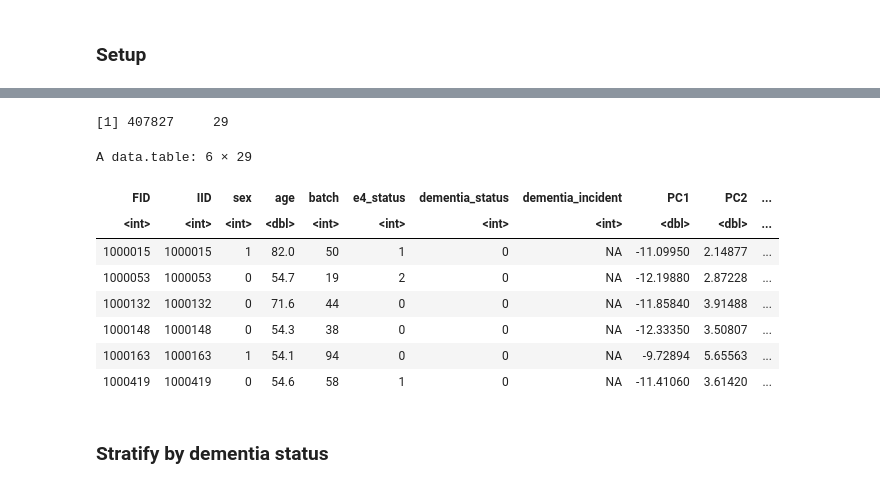
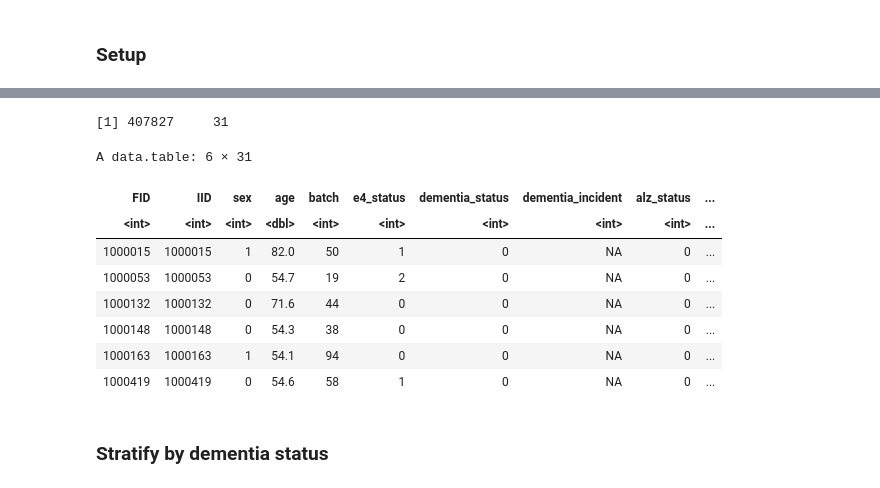
Before and after one commit to VasiliosRaptis/deliriumGen, a Jupyter notebook: ukb.delirium.gwas/sensitivity/dementia_age_stratified/01_preprocess.ipynb, the cells around one changed output, grey strips where cells are left out. Saved outputs shown, nothing was run; the diff lists cells and outputs as text; code cells hidden in the pictures.

```diff
--- a/ukb.delirium.gwas/sensitivity/dementia_age_stratified/01_preprocess.ipynb
+++ b/ukb.delirium.gwas/sensitivity/dementia_age_stratified/01_preprocess.ipynb
@@ -18,19 +42,20 @@ library("tidyr")
 # %%
 # load data
-a <- fread("/mnt/project/vasilis/data/ukb_wb_del_cov_e4_dem_phe.txt")
+system("dx download vasilis/data/ukb_wb_del_cov_e4_dem_alz_phe.txt")
+a <- fread("ukb_wb_del_cov_e4_dem_alz_phe.txt")
 dim(a)
 head(a)
 # %% [output]
-[1] 407827     29
+[1] 407827     31
-A data.table: 6 × 29
+A data.table: 6 × 31
-| FID | IID | sex | age | batch | e4_status | dementia_status | dementia_incident | PC1 | PC2 | ... |
-| <int> | <int> | <int> | <dbl> | <int> | <int> | <int> | <int> | <dbl> | <dbl> | ... |
-| 1000015 | 1000015 | 1 | 82.0 | 50 | 1 | 0 | NA | -11.09950 | 2.14877 | ... |
-| 1000053 | 1000053 | 0 | 54.7 | 19 | 2 | 0 | NA | -12.19880 | 2.87228 | ... |
-| 1000132 | 1000132 | 0 | 71.6 | 44 | 0 | 0 | NA | -11.85840 | 3.91488 | ... |
-| 1000148 | 1000148 | 0 | 54.3 | 38 | 0 | 0 | NA | -12.33350 | 3.50807 | ... |
-| 1000163 | 1000163 | 1 | 54.1 | 94 | 0 | 0 | NA | -9.72894 | 5.65563 | ... |
-| 1000419 | 1000419 | 0 | 54.6 | 58 | 1 | 0 | NA | -11.41060 | 3.61420 | ... |
+| FID | IID | sex | age | batch | e4_status | dementia_status | dementia_incident | alz_status | ... |
+| <int> | <int> | <int> | <dbl> | <int> | <int> | <int> | <int> | <int> | ... |
+| 1000015 | 1000015 | 1 | 82.0 | 50 | 1 | 0 | NA | 0 | ... |
+| 1000053 | 1000053 | 0 | 54.7 | 19 | 2 | 0 | NA | 0 | ... |
+| 1000132 | 1000132 | 0 | 71.6 | 44 | 0 | 0 | NA | 0 | ... |
+| 1000148 | 1000148 | 0 | 54.3 | 38 | 0 | 0 | NA | 0 | ... |
+| 1000163 | 1000163 | 1 | 54.1 | 94 | 0 | 0 | NA | 0 | ... |
+| 1000419 | 1000419 | 0 | 54.6 | 58 | 1 | 0 | NA | 0 | ... |
 # %% [markdown]
 ### Stratify by dementia status
 # %%
```
Also changed, not shown: parts of 22 cells of this notebook.
